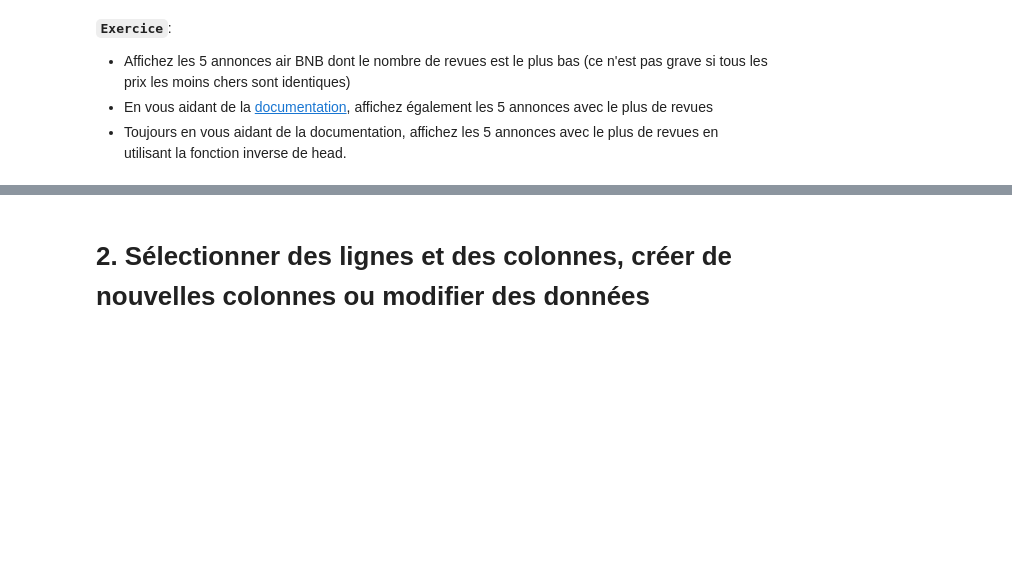
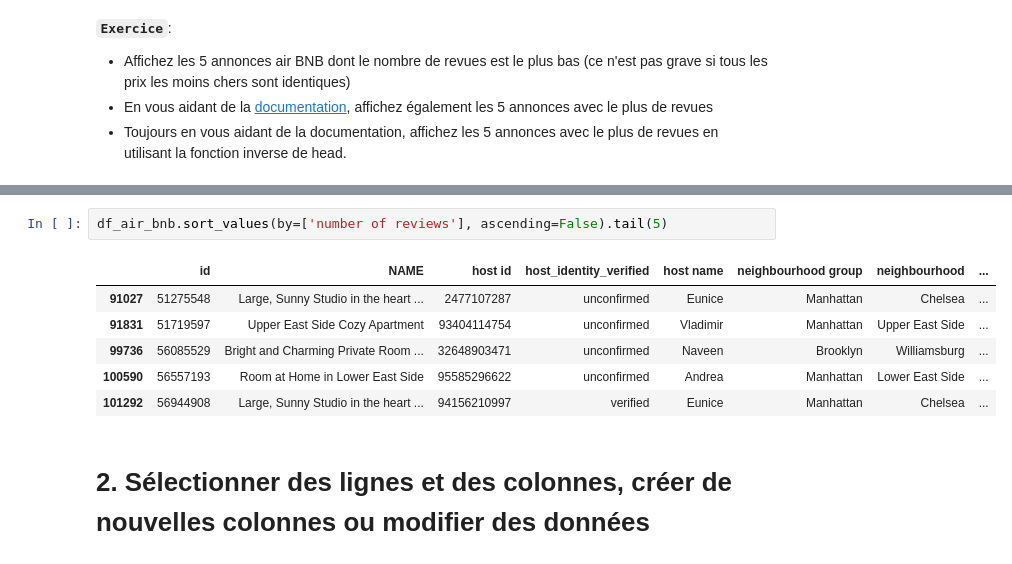
Before and after one commit to 955928/date_engineer_week_brief, a Jupyter notebook: cours/5-2-Pandas.ipynb, the cells around one changed output, grey strips where cells are left out. Saved outputs shown, nothing was run; the diff lists cells and outputs as text; blank space fills up the shorter version.

```diff
--- a/cours/5-2-Pandas.ipynb
+++ b/cours/5-2-Pandas.ipynb
@@ -203,3 +230,12 @@ df
+# %%
+df_air_bnb.sort_values(by=['number of reviews'], ascending=False).tail(5)
+# %% [output]
+|  | id | NAME | host id | host_identity_verified | host name | neighbourhood group | neighbourhood | ... |
+| 91027 | 51275548 | Large, Sunny Studio in the heart ... | 2477107287 | unconfirmed | Eunice | Manhattan | Chelsea | ... |
+| 91831 | 51719597 | Upper East Side Cozy Apartment | 93404114754 | unconfirmed | Vladimir | Manhattan | Upper East Side | ... |
+| 99736 | 56085529 | Bright and Charming Private Room ... | 32648903471 | unconfirmed | Naveen | Brooklyn | Williamsburg | ... |
+| 100590 | 56557193 | Room at Home in Lower East Side | 95585296622 | unconfirmed | Andrea | Manhattan | Lower East Side | ... |
+| 101292 | 56944908 | Large, Sunny Studio in the heart ... | 94156210997 | verified | Eunice | Manhattan | Chelsea | ... |
 # %% [markdown]
 # 2. Sélectionner des lignes et des colonnes, créer de nouvelles colonnes ou modifier des données
 # %% [markdown]
```
Also changed, not shown: parts of 11 cells of this notebook.
